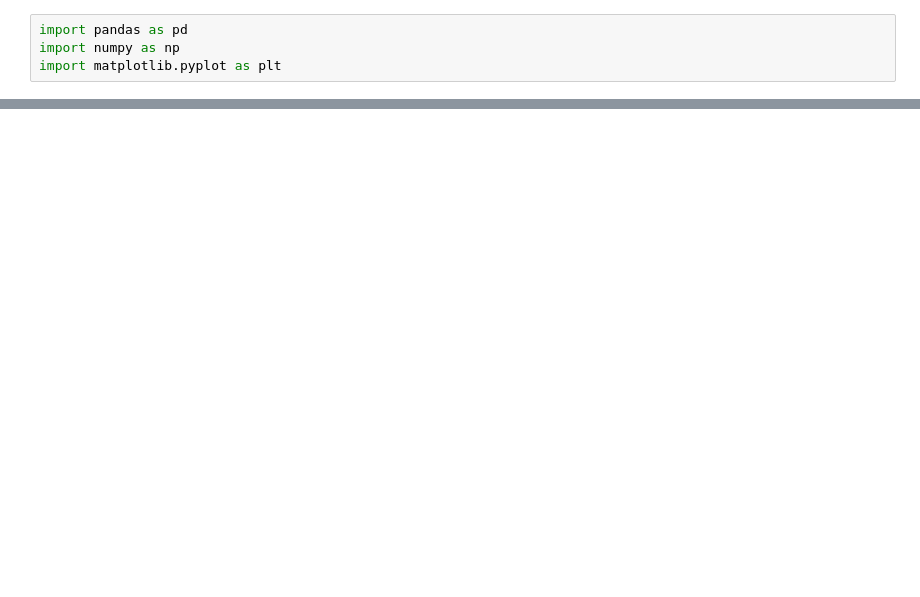
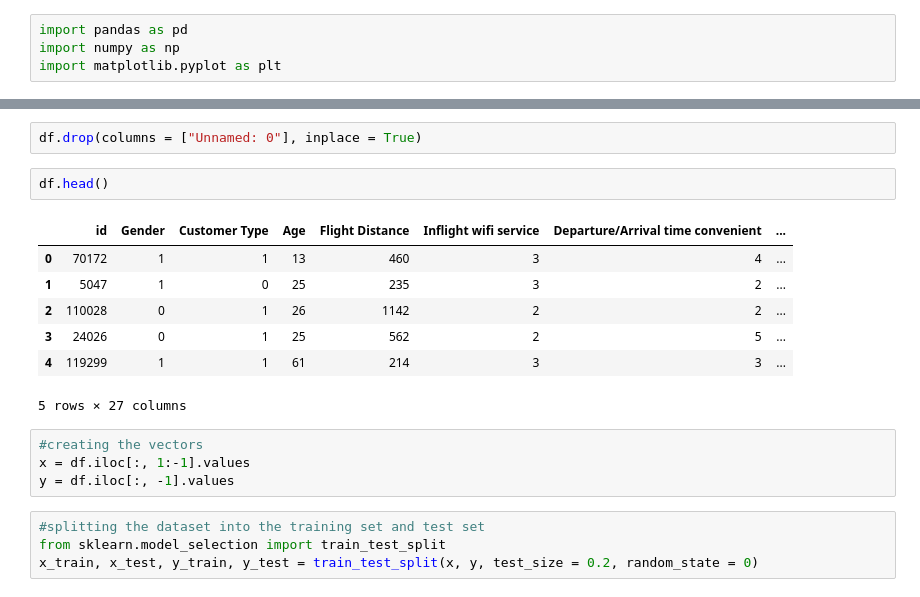
Before and after one commit to JPS9380/Airline-Passenger, a Jupyter notebook: classification.ipynb, the cells around one changed output, grey strips where cells are left out. Saved outputs shown, nothing was run; the diff lists cells and outputs as text; blank space fills up the shorter version.

```diff
--- a/classification.ipynb
+++ b/classification.ipynb
@@ -16,0 +17,20 @@ df.head()
+# %%
+df.drop(columns = ["Unnamed: 0"], inplace = True)
+# %%
+df.head()
+# %% [output]
+|  | id | Gender | Customer Type | Age | Flight Distance | Inflight wifi service | Departure/Arrival time convenient | ... |
+| 0 | 70172 | 1 | 1 | 13 | 460 | 3 | 4 | ... |
+| 1 | 5047 | 1 | 0 | 25 | 235 | 3 | 2 | ... |
+| 2 | 110028 | 0 | 1 | 26 | 1142 | 2 | 2 | ... |
+| 3 | 24026 | 0 | 1 | 25 | 562 | 2 | 5 | ... |
+| 4 | 119299 | 1 | 1 | 61 | 214 | 3 | 3 | ... |
+5 rows × 27 columns
+# %%
+#creating the vectors
+x = df.iloc[:, 1:-1].values
+y = df.iloc[:, -1].values
+# %%
+#splitting the dataset into the training set and test set
+from sklearn.model_selection import train_test_split
+x_train, x_test, y_train, y_test = train_test_split(x, y, test_size = 0.2, random_state = 0)
```
Also changed, not shown: parts of 9 cells of this notebook, 2 other files.
